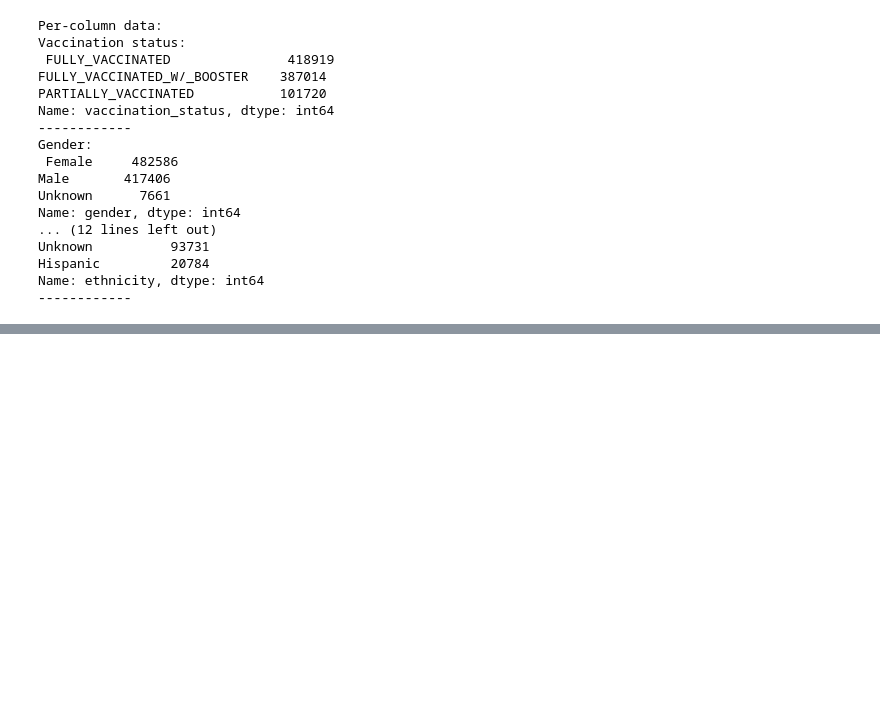
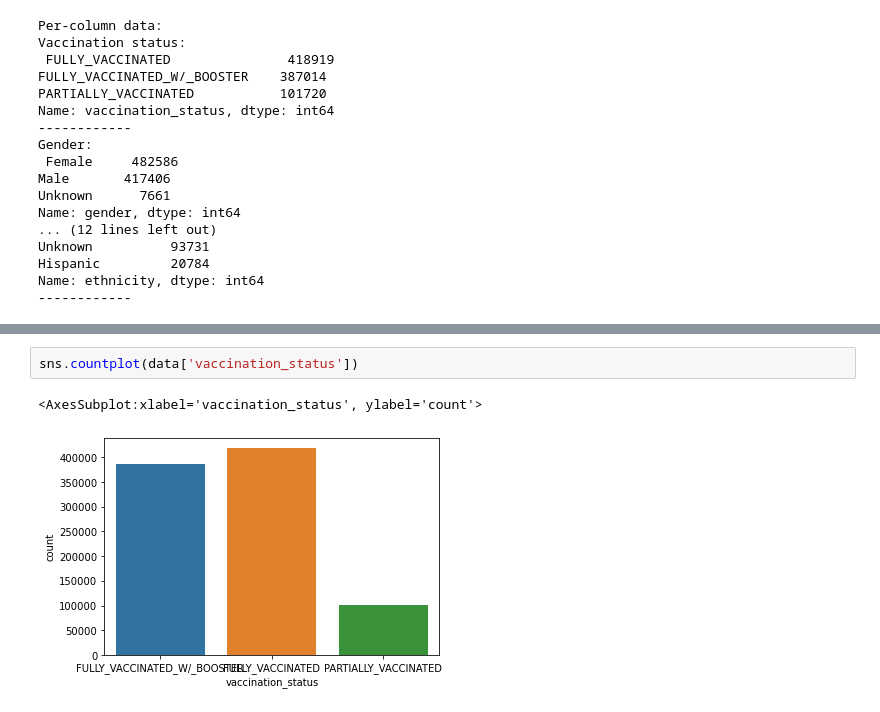
Before and after one commit to strobosco/bigideasfinal, a Jupyter notebook: niccolo.ipynb, the cells around one changed output, grey strips where cells are left out. Saved outputs shown, nothing was run; the diff lists cells and outputs as text; blank space fills up the shorter version.

```diff
--- a/niccolo.ipynb
+++ b/niccolo.ipynb
@@ -101,0 +123,5 @@ Name: ethnicity, dtype: int64
+# %%
+sns.countplot(data['vaccination_status'])
+# %% [output]
+<AxesSubplot:xlabel='vaccination_status', ylabel='count'>
+[figure, added]
```
Also changed, not shown: parts of 5 cells of this notebook.
